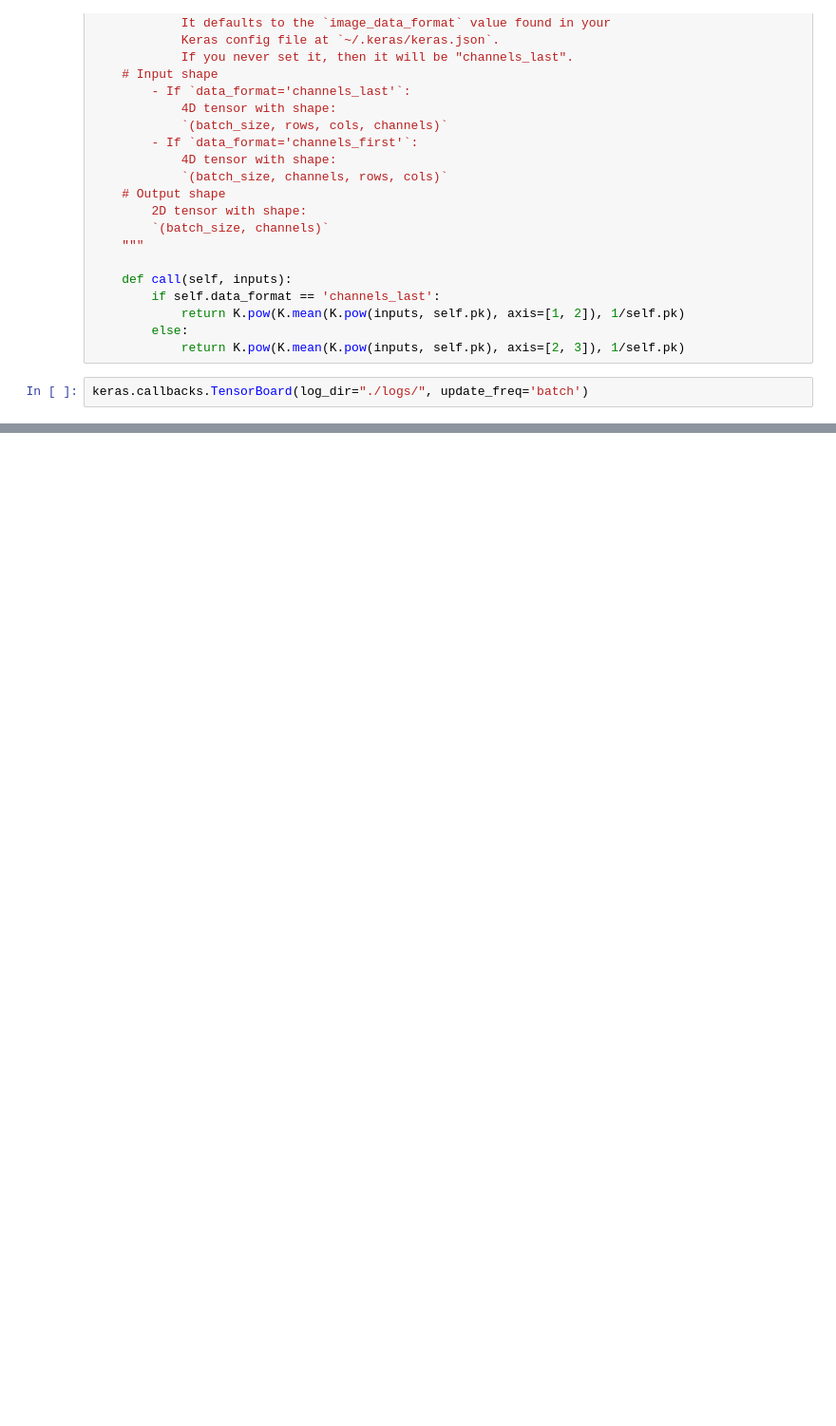
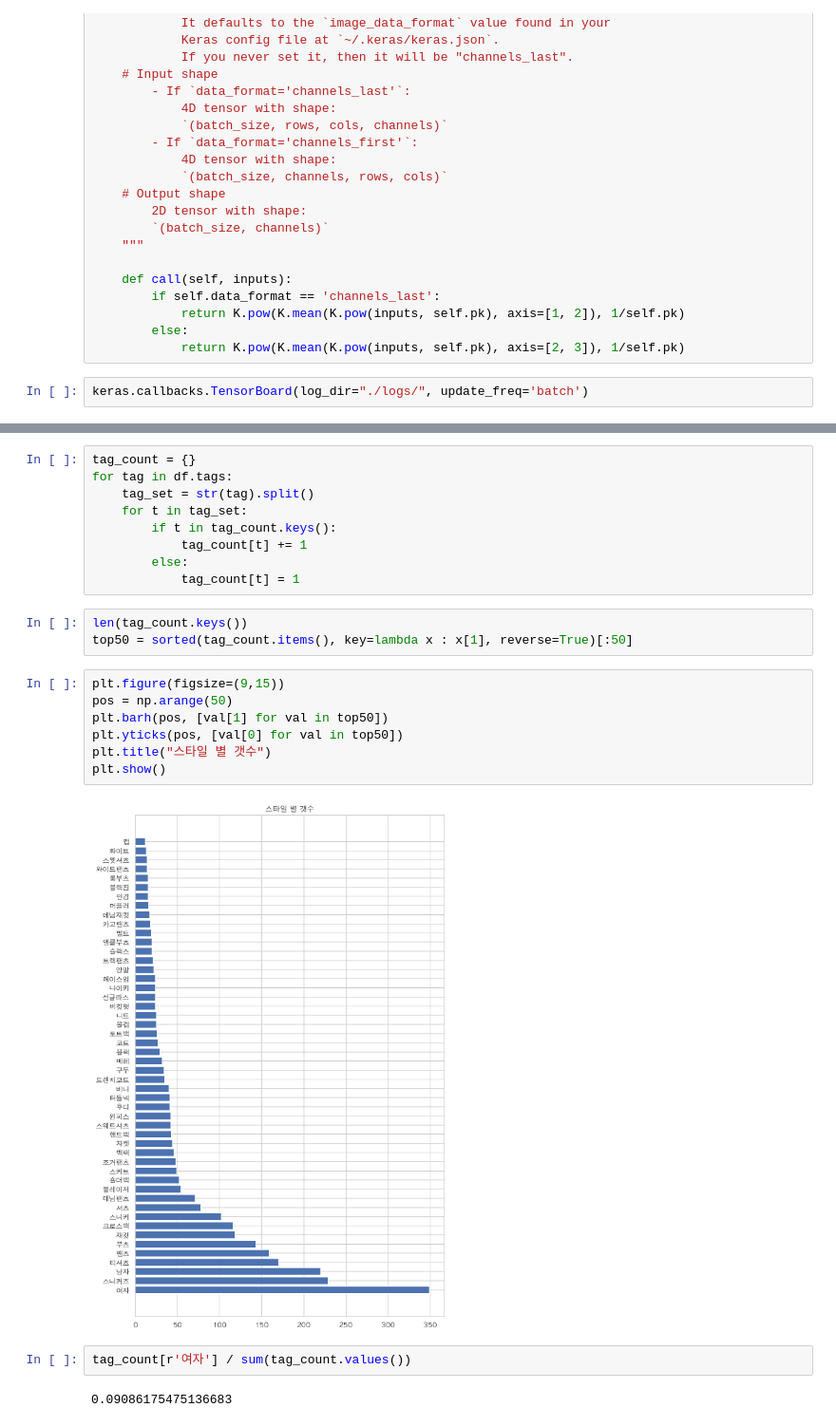
Before and after one commit to minus31/productRecommend, a Jupyter notebook: Tester.ipynb, the cells around one changed output, grey strips where cells are left out. Shown at 95% size. Cells and saved outputs as stored; diff of their text form; blank space fills up the shorter version.

```diff
--- a/Tester.ipynb
+++ b/Tester.ipynb
@@ -111,0 +153,25 @@ keras.callbacks.TensorBoard(log_dir="./logs/", update_freq='batch')
+# %%
+tag_count = {}
+for tag in df.tags:
+    tag_set = str(tag).split()
+    for t in tag_set:
+        if t in tag_count.keys():
+            tag_count[t] += 1
+        else:
+            tag_count[t] = 1
+# %%
+len(tag_count.keys())
+top50 = sorted(tag_count.items(), key=lambda x : x[1], reverse=True)[:50]
+# %%
+plt.figure(figsize=(9,15))
+pos = np.arange(50)
+plt.barh(pos, [val[1] for val in top50])
+plt.yticks(pos, [val[0] for val in top50])
+plt.title("스타일 별 갯수")
+plt.show()
+# %% [output]
+[figure, added]
+# %%
+tag_count[r'여자'] / sum(tag_count.values())
+# %% [output]
+0.09086175475136683
```
Also changed, not shown: parts of 29 cells of this notebook, 1 other file.
